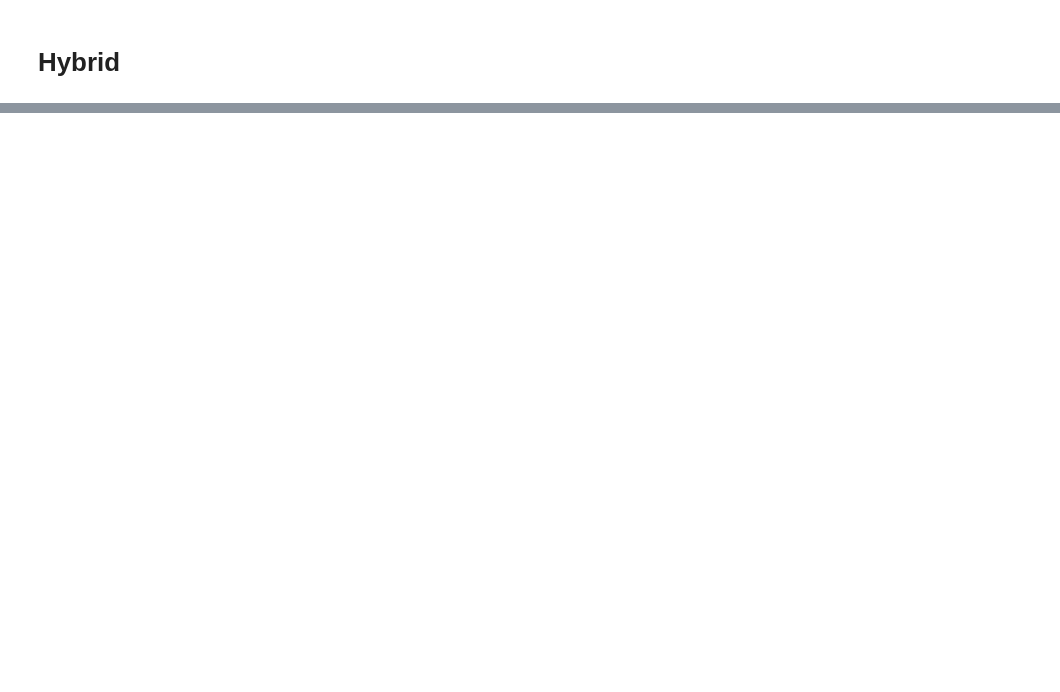
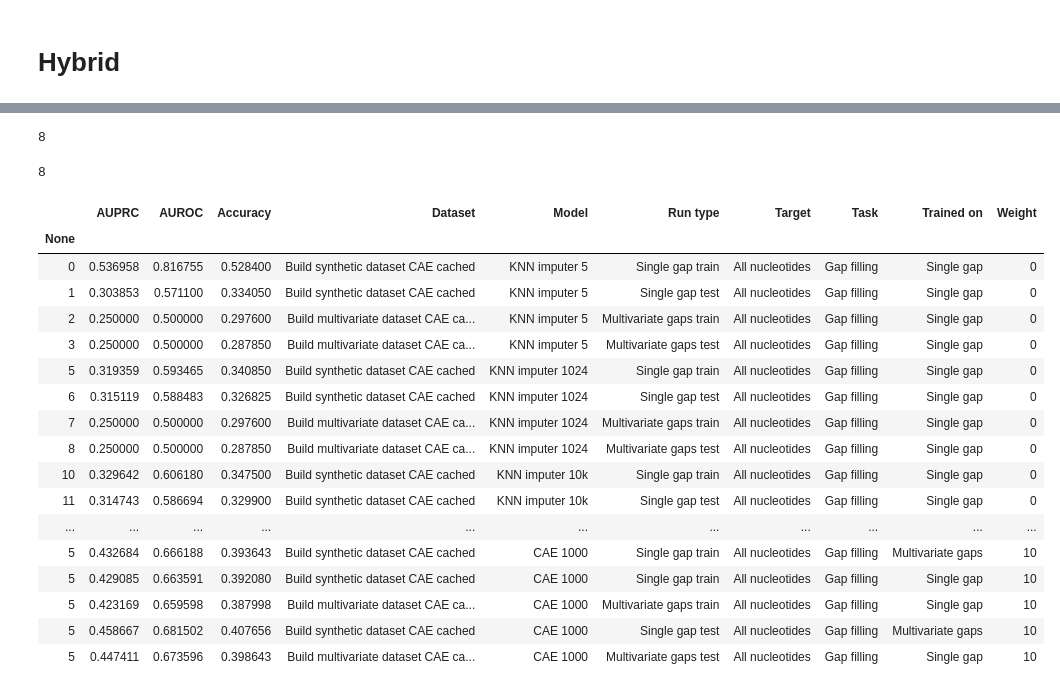
Before and after one commit to LucaCappelletti94/repairing_genomic_gaps, a Jupyter notebook: Wilconxon tie table.ipynb, the cells around one changed output, grey strips where cells are left out. Cells and saved outputs as stored; diff of their text form; code cells hidden in the pictures; blank space fills up the shorter version.

```diff
--- a/Wilconxon tie table.ipynb
+++ b/Wilconxon tie table.ipynb
@@ -429,0 +446,39 @@ train_tables(df[df.Model.str.contains("CNN")], "hybrid_cnn")
+# %%
+g = get_gap_filling_data(drop_dataset=False)
+# %%
+cnn = g[g.Model.str.contains("CNN 1000")]
+cnn = cnn[cnn.Target == "All nucleotides"]
+# %%
+len(cnn)
+# %% [output]
+8
+# %%
+cae = g[g.Model.str.contains("CAE 1000") & (g["Weight"] == str(10))]
+cae = cae[cae.Target == "All nucleotides"]
+# %%
+len(cae)
+# %% [output]
+8
+# %%
+df = pd.concat([knn, cnn, cae], sort=True)
+# %%
+df
+# %% [output]
+|  | AUPRC | AUROC | Accuracy | Dataset | Model | Run type | Target | Task | Trained on | Weight |
+| None |  |  |  |  |  |  |  |  |  |  |
+| 0 | 0.536958 | 0.816755 | 0.528400 | Build synthetic dataset CAE cached | KNN imputer 5 | Single gap train | All nucleotides | Gap filling | Single gap | 0 |
+| 1 | 0.303853 | 0.571100 | 0.334050 | Build synthetic dataset CAE cached | KNN imputer 5 | Single gap test | All nucleotides | Gap filling | Single gap | 0 |
+| 2 | 0.250000 | 0.500000 | 0.297600 | Build multivariate dataset CAE ca... | KNN imputer 5 | Multivariate gaps train | All nucleotides | Gap filling | Single gap | 0 |
+| 3 | 0.250000 | 0.500000 | 0.287850 | Build multivariate dataset CAE ca... | KNN imputer 5 | Multivariate gaps test | All nucleotides | Gap filling | Single gap | 0 |
+| 5 | 0.319359 | 0.593465 | 0.340850 | Build synthetic dataset CAE cached | KNN imputer 1024 | Single gap train | All nucleotides | Gap filling | Single gap | 0 |
+| 6 | 0.315119 | 0.588483 | 0.326825 | Build synthetic dataset CAE cached | KNN imputer 1024 | Single gap test | All nucleotides | Gap filling | Single gap | 0 |
+| 7 | 0.250000 | 0.500000 | 0.297600 | Build multivariate dataset CAE ca... | KNN imputer 1024 | Multivariate gaps train | All nucleotides | Gap filling | Single gap | 0 |
+| 8 | 0.250000 | 0.500000 | 0.287850 | Build multivariate dataset CAE ca... | KNN imputer 1024 | Multivariate gaps test | All nucleotides | Gap filling | Single gap | 0 |
+| 10 | 0.329642 | 0.606180 | 0.347500 | Build synthetic dataset CAE cached | KNN imputer 10k | Single gap train | All nucleotides | Gap filling | Single gap | 0 |
+| 11 | 0.314743 | 0.586694 | 0.329900 | Build synthetic dataset CAE cached | KNN imputer 10k | Single gap test | All nucleotides | Gap filling | Single gap | 0 |
+| ... | ... | ... | ... | ... | ... | ... | ... | ... | ... | ... |
+| 5 | 0.432684 | 0.666188 | 0.393643 | Build synthetic dataset CAE cached | CAE 1000 | Single gap train | All nucleotides | Gap filling | Multivariate gaps | 10 |
+| 5 | 0.429085 | 0.663591 | 0.392080 | Build synthetic dataset CAE cached | CAE 1000 | Single gap train | All nucleotides | Gap filling | Single gap | 10 |
+| 5 | 0.423169 | 0.659598 | 0.387998 | Build multivariate dataset CAE ca... | CAE 1000 | Multivariate gaps train | All nucleotides | Gap filling | Single gap | 10 |
+| 5 | 0.458667 | 0.681502 | 0.407656 | Build synthetic dataset CAE cached | CAE 1000 | Single gap test | All nucleotides | Gap filling | Multivariate gaps | 10 |
+| 5 | 0.447411 | 0.673596 | 0.398643 | Build multivariate dataset CAE ca... | CAE 1000 | Multivariate gaps test | All nucleotides | Gap filling | Single gap | 10 |
```
Also changed, not shown: parts of 8 cells of this notebook, 53 other files.
